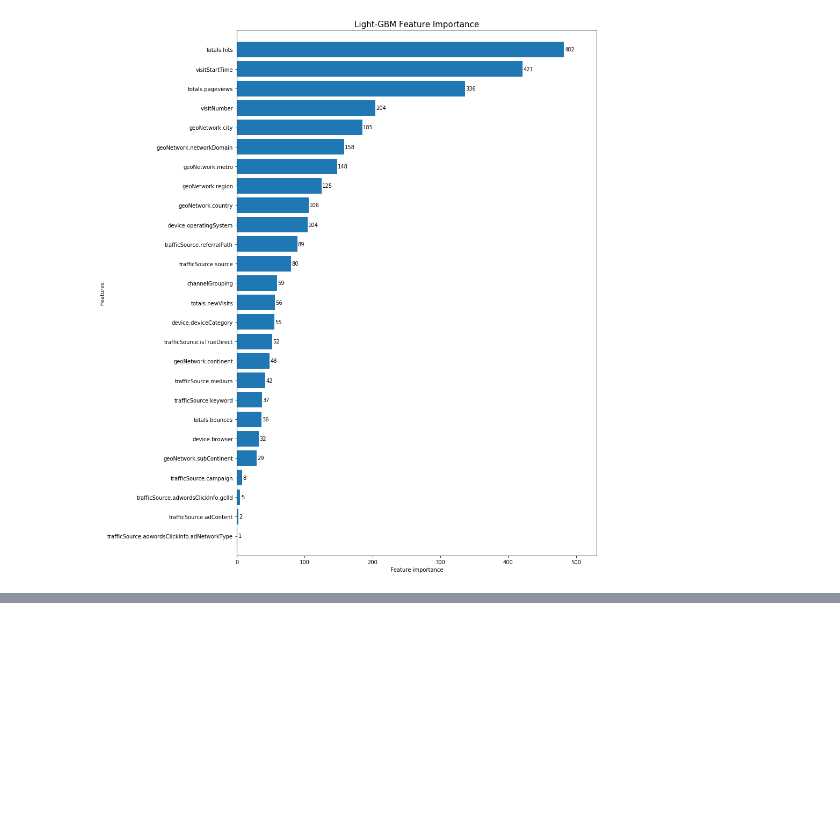
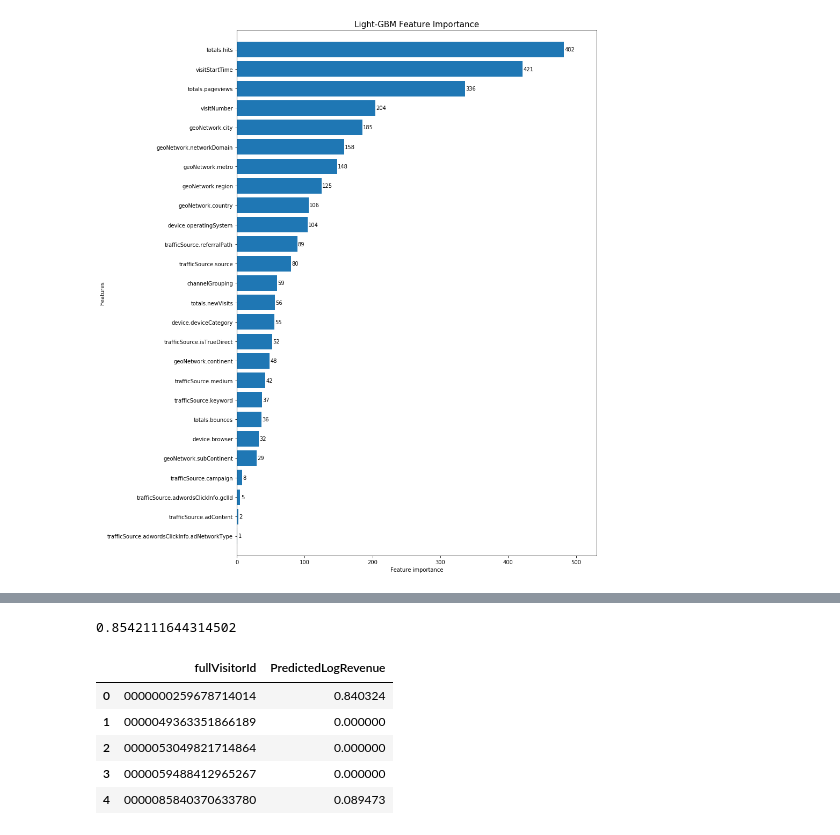
Before and after one commit to futai-lin/customer-revenue-prediction, a Jupyter notebook: baseline.ipynb, the cells around one changed output, grey strips where cells are left out. Saved outputs shown, nothing was run; the diff lists cells and outputs as text; code cells hidden in the pictures; blank space fills up the shorter version.

Commit message:
metrics result didn't change after processing featrures

```diff
--- a/baseline.ipynb
+++ b/baseline.ipynb
@@ -341,0 +425,28 @@ Text(0.5,1,'Light-GBM Feature Importance')
+# %%
+# rmse from validation results
+pred_dev_df = pred_dev_df.reset_index()
+np.sqrt(metrics.mean_squared_error(np.log1p(pred_dev_df['transactionRevenue'].values), np.log1p(pred_dev_df['predictedRevenue'].values)))
+# %% [output]
+0.8542111644314502
+# %%
+submission = pd.read_csv('sample_submission.csv')
+pred_test[pred_test < 0] = 0
+pred_test_df = pd.DataFrame({'fullVisitorID': test_id})
+pred_test_df['predict'] = np.expm1(pred_test)
+pred_test_df = pred_test_df.groupby('fullVisitorID')['predict'].sum().reset_index()
+# %%
+pred_test_df['predict'] = np.log1p(pred_test_df['predict'].values)
+# %%
+submission = submission.merge(pred_test_df, left_on='fullVisitorId', right_on='fullVisitorID')
+# %%
+submission =submission.drop(['PredictedLogRevenue', 'fullVisitorID'], axis=1)
+submission.columns = ['fullVisitorId', 'PredictedLogRevenue']
+# %%
+submission.head()
+# %% [output]
+|  | fullVisitorId | PredictedLogRevenue |
+| 0 | 0000000259678714014 | 0.840324 |
+| 1 | 0000049363351866189 | 0.000000 |
+| 2 | 0000053049821714864 | 0.000000 |
+| 3 | 0000059488412965267 | 0.000000 |
+| 4 | 0000085840370633780 | 0.089473 |
```
Also changed, not shown: parts of 13 cells of this notebook, 1 other file.
